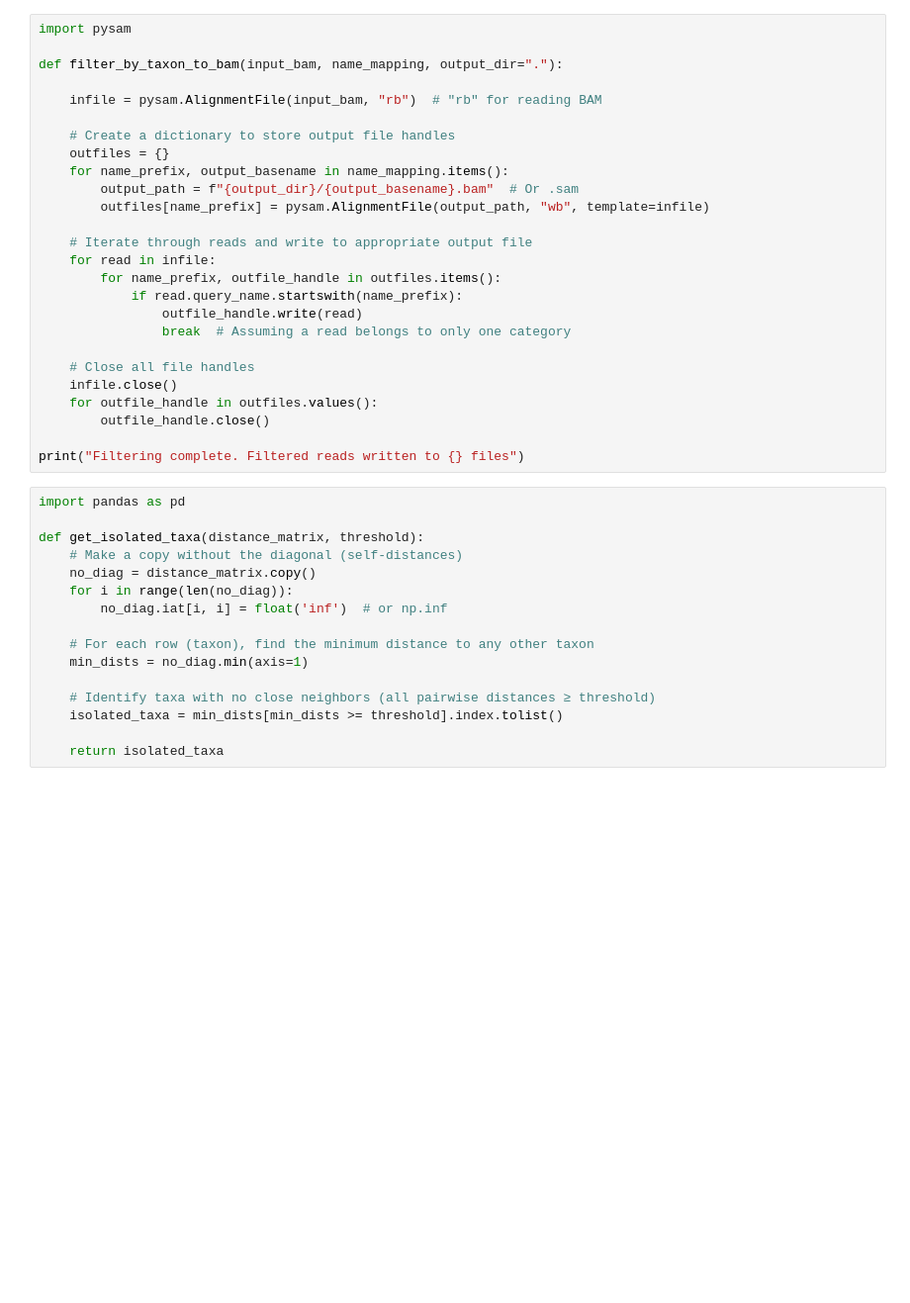
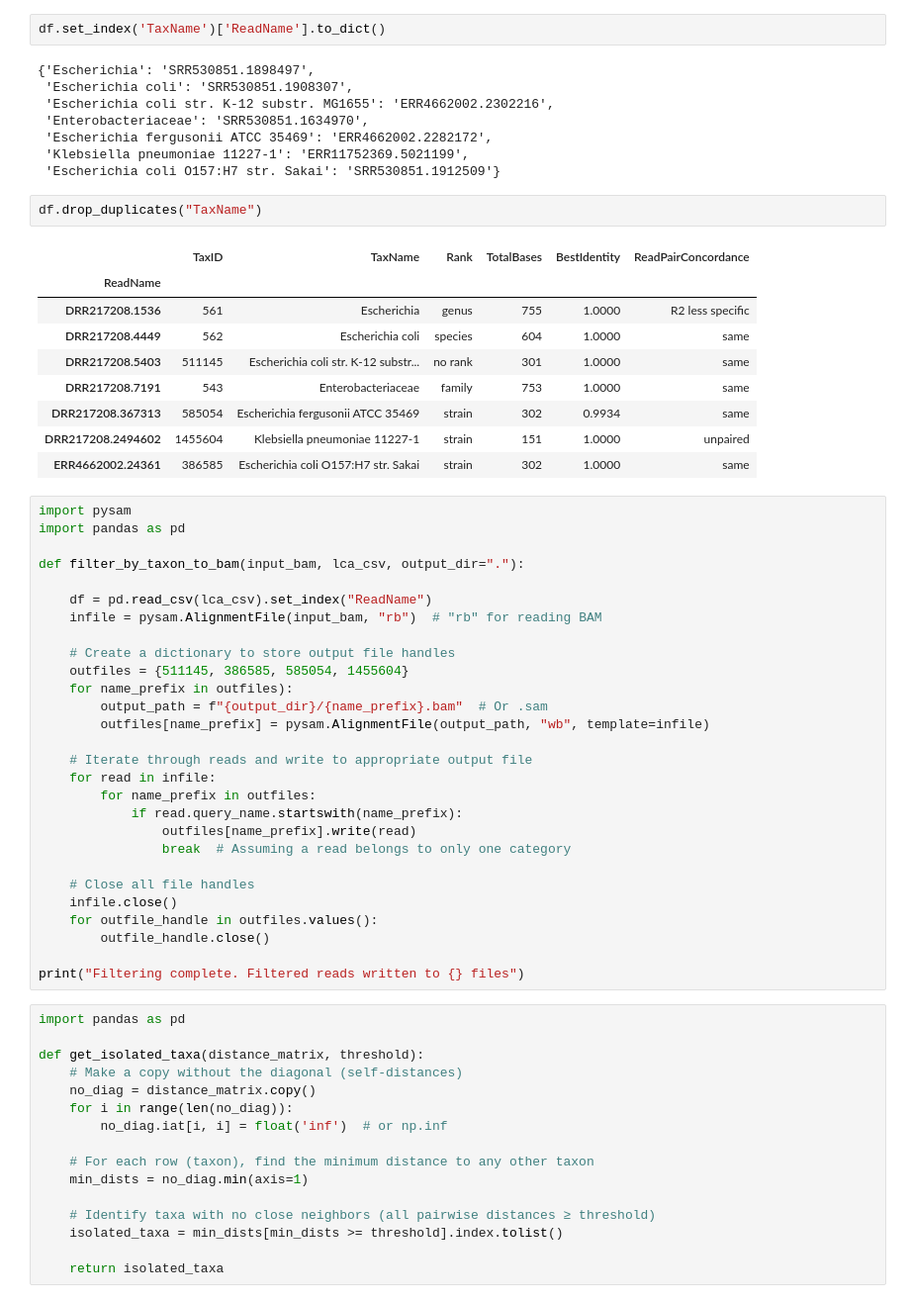
Before and after one commit to mistergroot/cladeaid, a Jupyter notebook: jupyter_notebooks/CladeAid.ipynb, the cells around one changed output. Shown at 99% size. Saved outputs shown, nothing was run; the diff lists cells and outputs as text; blank space fills up the shorter version.

```diff
--- a/jupyter_notebooks/CladeAid.ipynb
+++ b/jupyter_notebooks/CladeAid.ipynb
@@ -1,21 +133,45 @@
+# %%
+df.set_index('TaxName')['ReadName'].to_dict()
+# %% [output]
+{'Escherichia': 'SRR530851.1898497',
+ 'Escherichia coli': 'SRR530851.1908307',
+ 'Escherichia coli str. K-12 substr. MG1655': 'ERR4662002.2302216',
+ 'Enterobacteriaceae': 'SRR530851.1634970',
+ 'Escherichia fergusonii ATCC 35469': 'ERR4662002.2282172',
+ 'Klebsiella pneumoniae 11227-1': 'ERR11752369.5021199',
+ 'Escherichia coli O157:H7 str. Sakai': 'SRR530851.1912509'}
+# %%
+df.drop_duplicates("TaxName")
+# %% [output]
+|  | TaxID | TaxName | Rank | TotalBases | BestIdentity | ReadPairConcordance |
+| ReadName |  |  |  |  |  |  |
+| DRR217208.1536 | 561 | Escherichia | genus | 755 | 1.0000 | R2 less specific |
+| DRR217208.4449 | 562 | Escherichia coli | species | 604 | 1.0000 | same |
+| DRR217208.5403 | 511145 | Escherichia coli str. K-12 substr... | no rank | 301 | 1.0000 | same |
+| DRR217208.7191 | 543 | Enterobacteriaceae | family | 753 | 1.0000 | same |
+| DRR217208.367313 | 585054 | Escherichia fergusonii ATCC 35469 | strain | 302 | 0.9934 | same |
+| DRR217208.2494602 | 1455604 | Klebsiella pneumoniae 11227-1 | strain | 151 | 1.0000 | unpaired |
+| ERR4662002.24361 | 386585 | Escherichia coli O157:H7 str. Sakai | strain | 302 | 1.0000 | same |
 # %%
 import pysam
+import pandas as pd
 
-def filter_by_taxon_to_bam(input_bam, name_mapping, output_dir="."):
+def filter_by_taxon_to_bam(input_bam, lca_csv, output_dir="."):
 
+    df = pd.read_csv(lca_csv).set_index("ReadName")
     infile = pysam.AlignmentFile(input_bam, "rb")  # "rb" for reading BAM
 
     # Create a dictionary to store output file handles
-    outfiles = {}
-    for name_prefix, output_basename in name_mapping.items():
-        output_path = f"{output_dir}/{output_basename}.bam"  # Or .sam
+    outfiles = {511145, 386585, 585054, 1455604}
+    for name_prefix in outfiles):
+        output_path = f"{output_dir}/{name_prefix}.bam"  # Or .sam
         outfiles[name_prefix] = pysam.AlignmentFile(output_path, "wb", template=infile)
 
     # Iterate through reads and write to appropriate output file
     for read in infile:
-        for name_prefix, outfile_handle in outfiles.items():
+        for name_prefix in outfiles:
             if read.query_name.startswith(name_prefix):
-                outfile_handle.write(read)
+                outfiles[name_prefix].write(read)
                 break  # Assuming a read belongs to only one category
 
     # Close all file handles
```
Also changed, not shown: parts of 10 cells of this notebook.
